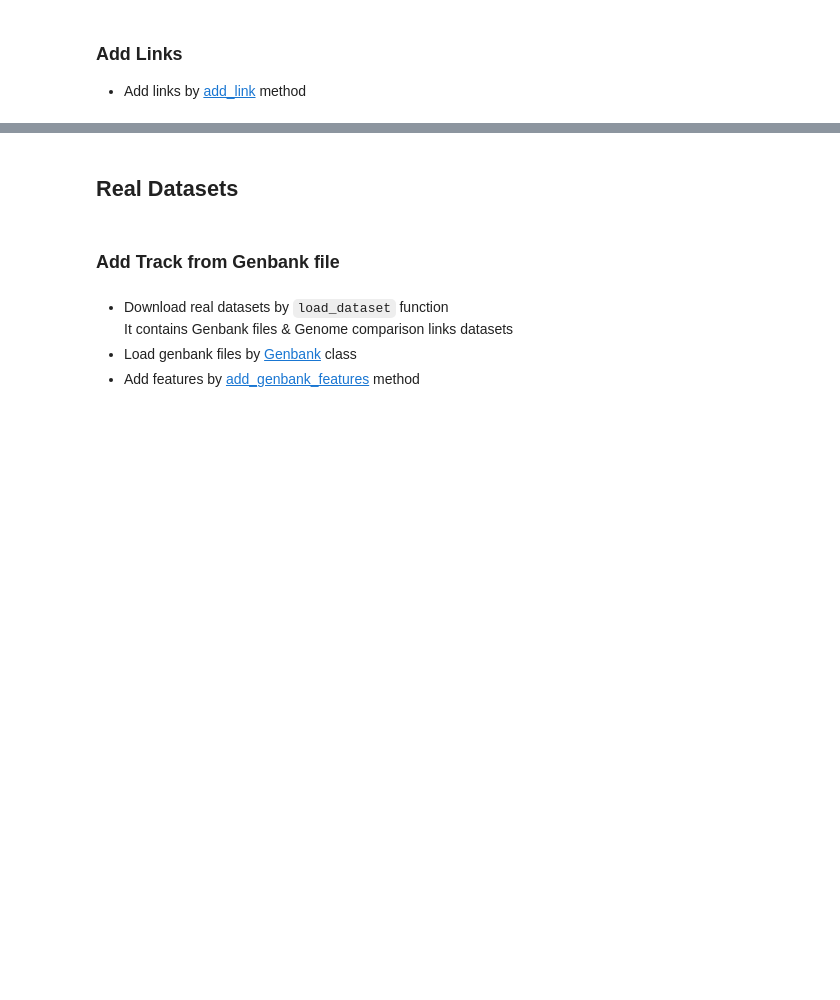
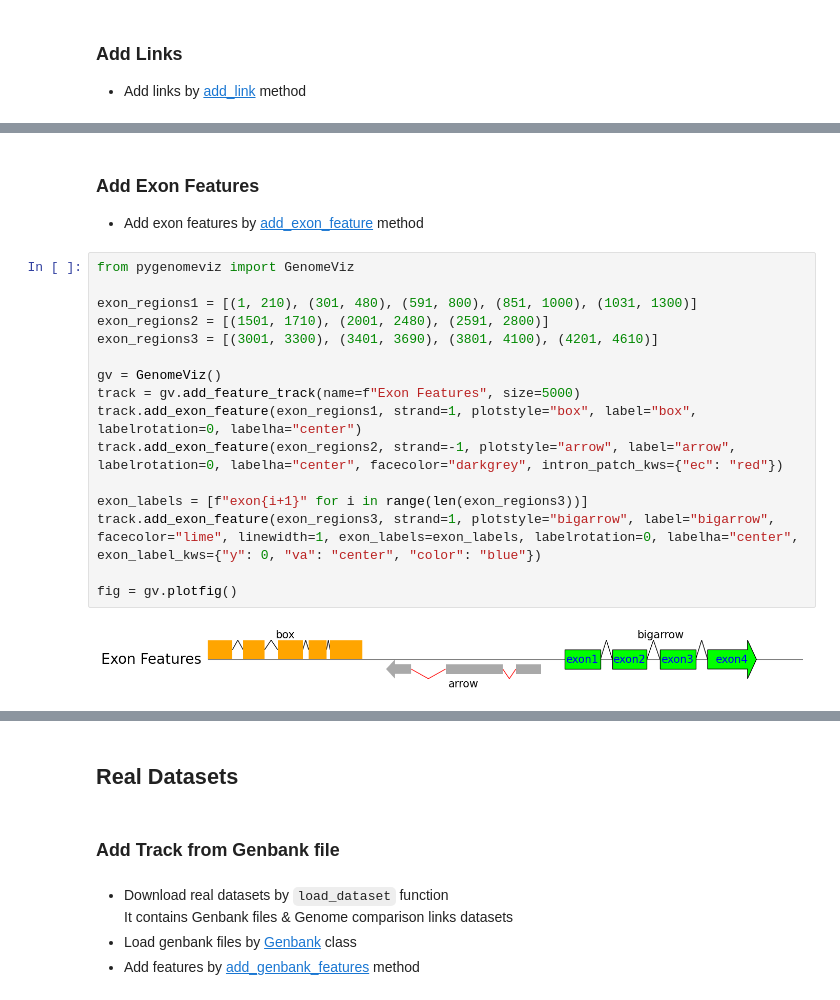
Before and after one commit to moshi4/pyGenomeViz, a Jupyter notebook: docs/getting_started.ipynb, the cells around one changed output, grey strips where cells are left out. Saved outputs shown, nothing was run; the diff lists cells and outputs as text; blank space fills up the shorter version.

```diff
--- a/docs/getting_started.ipynb
+++ b/docs/getting_started.ipynb
@@ -99,0 +100,22 @@ fig = gv.plotfig()
+# %% [markdown]
+### Add Exon Features
+
+- Add exon features by [add_exon_feature](../api-docs/track/#pygenomeviz.track.FeatureTrack.add_exon_feature) method
+# %%
+from pygenomeviz import GenomeViz
+
+exon_regions1 = [(1, 210), (301, 480), (591, 800), (851, 1000), (1031, 1300)]
+exon_regions2 = [(1501, 1710), (2001, 2480), (2591, 2800)]
+exon_regions3 = [(3001, 3300), (3401, 3690), (3801, 4100), (4201, 4610)]
+
+gv = GenomeViz()
+track = gv.add_feature_track(name=f"Exon Features", size=5000)
+track.add_exon_feature(exon_regions1, strand=1, plotstyle="box", label="box", labelrotation=0, labelha="center")
+track.add_exon_feature(exon_regions2, strand=-1, plotstyle="arrow", label="arrow", labelrotation=0, labelha="center", facecolor="darkgrey", intron_patch_kws={"ec": "red"})
+
+exon_labels = [f"exon{i+1}" for i in range(len(exon_regions3))]
+track.add_exon_feature(exon_regions3, strand=1, plotstyle="bigarrow", label="bigarrow", facecolor="lime", linewidth=1, exon_labels=exon_labels, labelrotation=0, labelha="center", exon_label_kws={"y": 0, "va": "center", "color": "blue"})
+
+fig = gv.plotfig()
+# %% [output]
+[figure, added]
```
Also changed, not shown: parts of 10 cells of this notebook, 16 other files.
